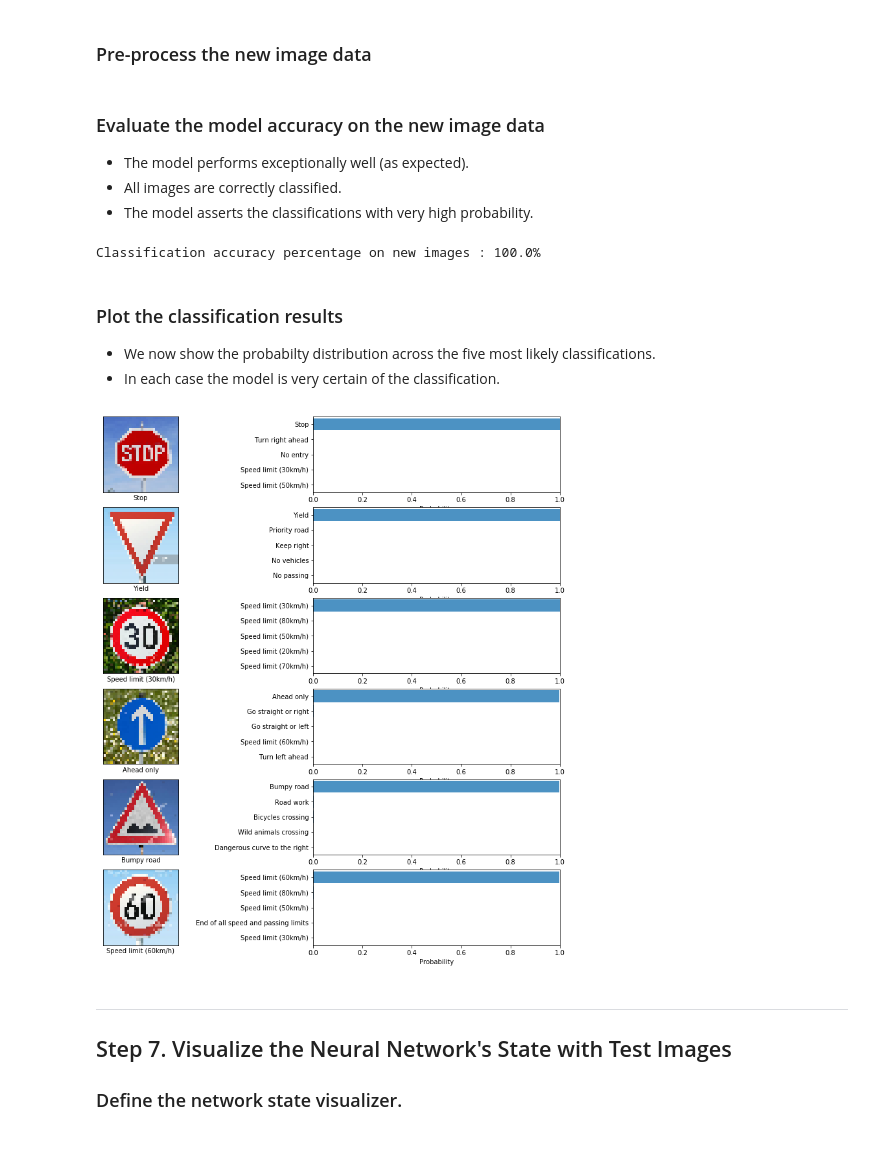
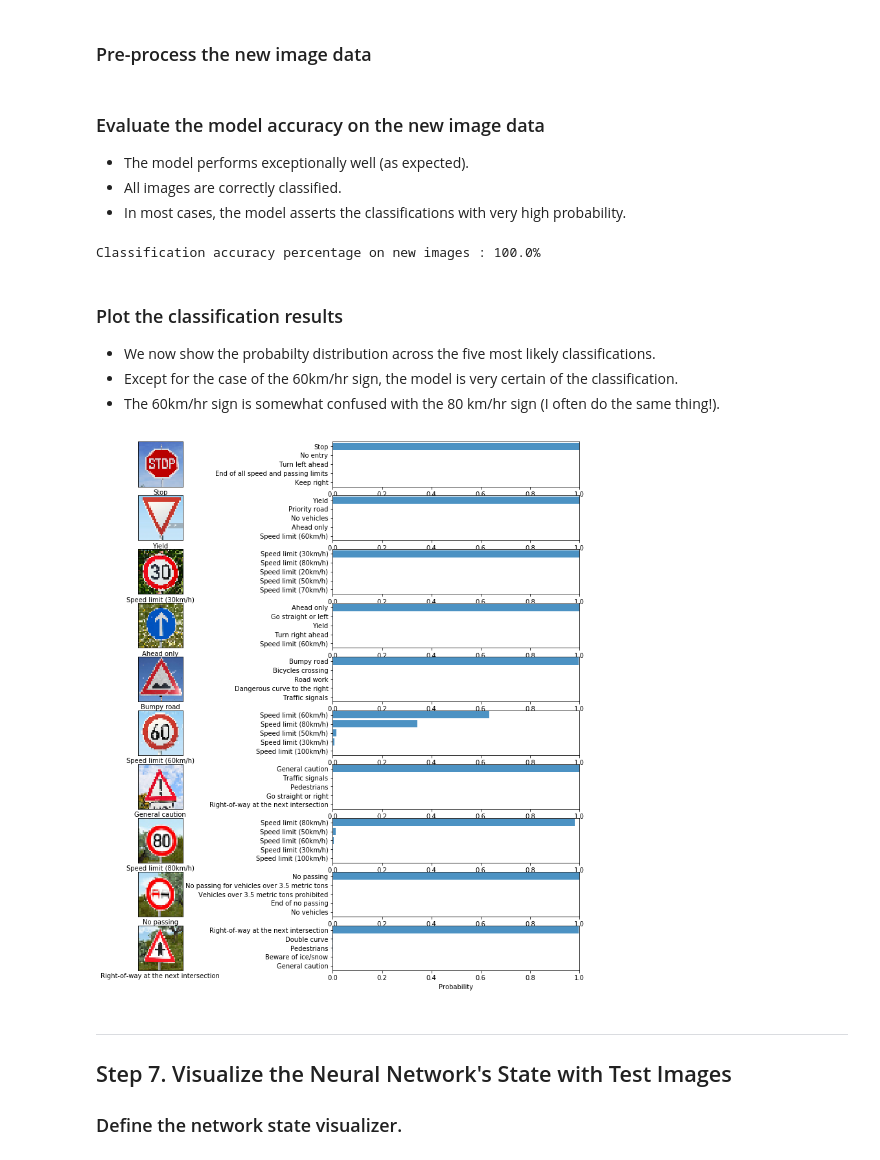
Before and after one commit to jimwatt/P2-traffic_signs, a Jupyter notebook: Traffic_Sign_Classifier.ipynb, the cells around one changed output. Saved outputs shown, nothing was run; the diff lists cells and outputs as text; code cells hidden in the pictures.

```diff
--- a/Traffic_Sign_Classifier.ipynb
+++ b/Traffic_Sign_Classifier.ipynb
@@ -377,8 +377,9 @@ Accuracy on Test Images = 0.950
 from skimage.transform import resize
 from skimage.io import imread
 
+numimages = 10
 pics0 = []
-for ii in range(6):
+for ii in range(numimages):
     fname = "data/signs/sign{}.jpg".format(ii)
     image = imread(fname)
     image = resize(image,(32,32,3),mode='reflect')
@@ -388,7 +389,7 @@ ylabels0 = [14,13,1,35,22,3]
 
 plt.figure(figsize=(15,3))
 for ii,pic in enumerate(pics0):
-    ax = plt.subplot(1,6,ii+1)
+    ax = plt.subplot(1,numimages,ii+1)
     ax.get_xaxis().set_ticks([])
     ax.get_yaxis().set_ticks([])
     plt.xlabel(signnames[ylabels0[ii]])
@@ -405,7 +406,7 @@ X_pics = preProcess(pics)
 ### Evaluate the model accuracy on the new image data
 * The model performs exceptionally well (as expected).
 * All images are correctly classified.
-* The model asserts the classifications with very high probability.
+* In most cases, the model asserts the classifications with very high probability.
 # %%
 feed_dict_top = {x:X_pics,keep_prob: 1}
 labels_pred = tf.nn.softmax(logits)
@@ -422,29 +423,30 @@ Classification accuracy percentage on new images : 100.0%
 # %% [markdown]
 ### Plot the classification results
 * We now show the probabilty distribution across the five most likely classifications.
-* In each case the model is very certain of the classification.
+* Except for the case of the 60km/hr sign, the model is very certain of the classification.
+* The 60km/hr sign is somewhat confused with the 80 km/hr sign (I often do the same thing!).
 # %%
 plt.figure(figsize=(15,15))
 for ii,pic in enumerate(pics0):
     objects = [signnames[lab] for lab in mytop5.indices[ii]]
     y_pos = np.arange(len(objects))+0.5
     performance = mytop5.values[ii]
-    ax = plt.subplot(6,2,2*ii+1)
+    ax = plt.subplot(numimages,2,2*ii+1)
     plt.imshow(np.squeeze(pic))
     plt.xlabel(signnames[ylabels0[ii]])
     ax.get_xaxis().set_ticks([])
     ax.get_yaxis().set_ticks([])
-    ax = plt.subplot(6,2,2*ii+2)
+    ax = plt.subplot(numimages,2,2*ii+2)
     ax.barh(y_pos, performance, align='center', alpha=0.8)
     ax.invert_yaxis()
     plt.axis([0.0,1.0,5.0,0.0])
     plt.yticks(y_pos, objects)
     plt.xlabel('Probability')
 #     plt.title('Classification Probabilities')
 
 plt.show()
 # %% [output]
-[figure, old version]
+[figure, new version]
 # %% [markdown]
 ---
 ## Step 7. Visualize the Neural Network's State with Test Images
```
Also changed, not shown: parts of 6 cells of this notebook.
